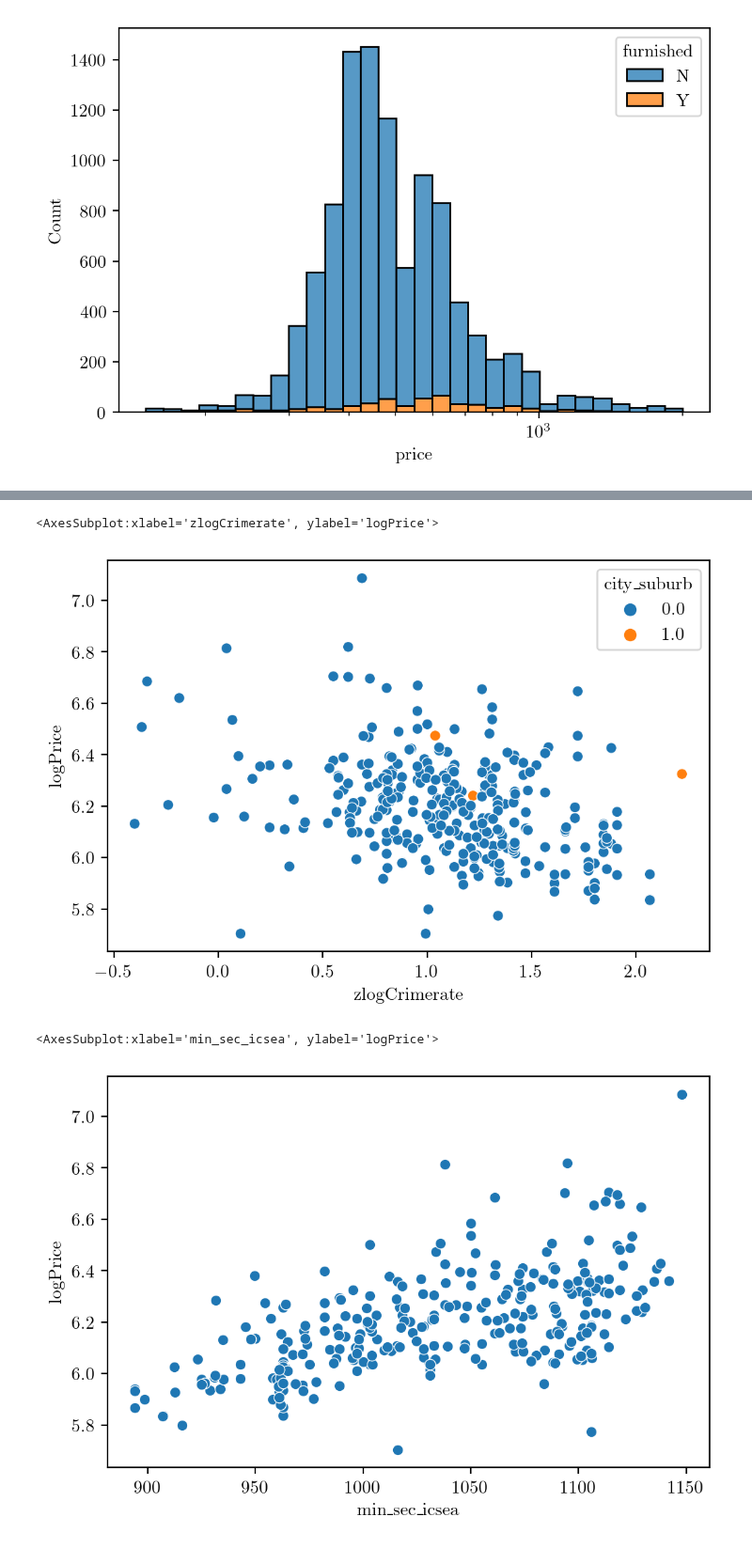
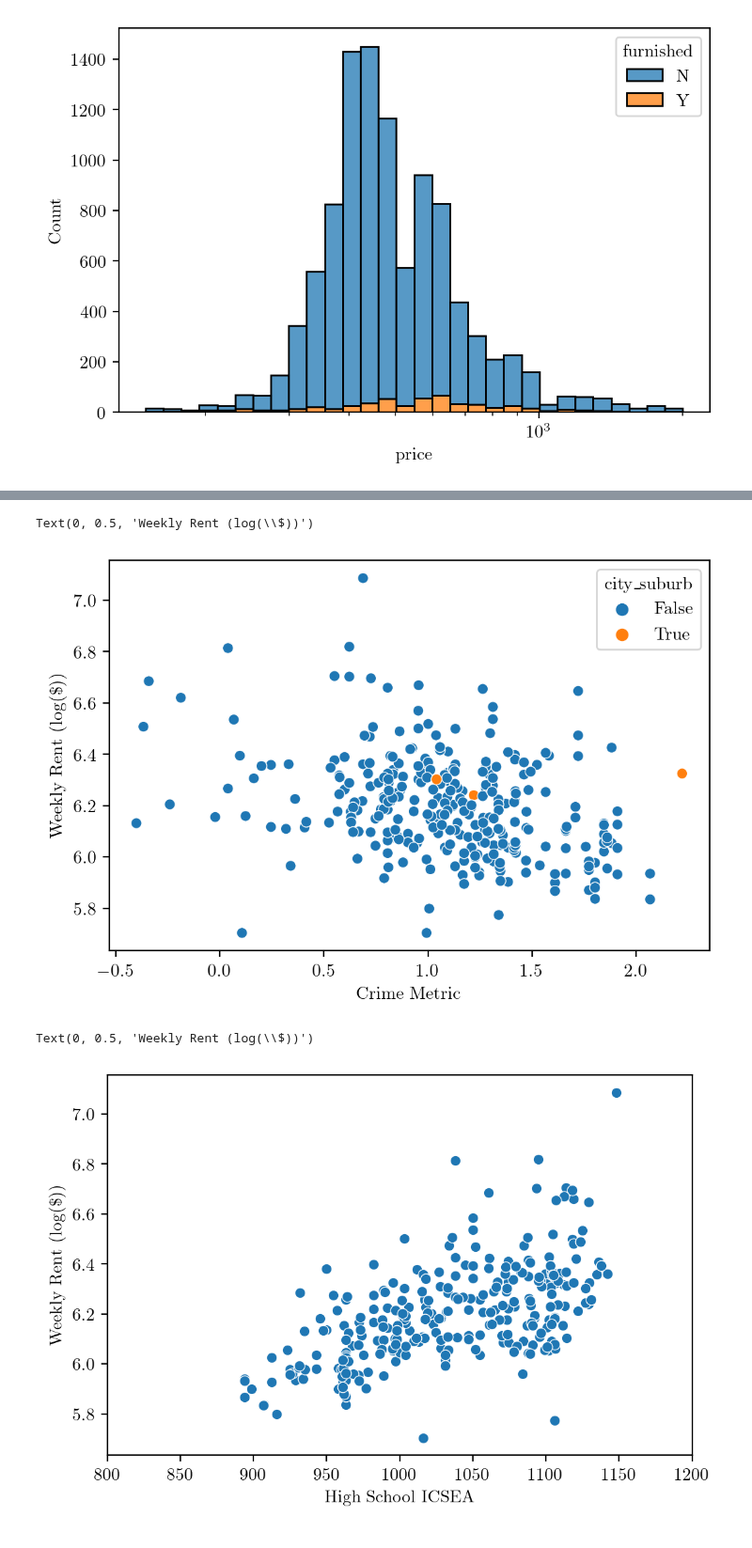
Before and after one commit to MAST30034-Applied-Data-Science/generic-real-estate-consulting-project-group-21, a Jupyter notebook: notebooks/question-one-analysis.ipynb, the cells around one changed output, grey strips where cells are left out. Shown at 94% size. Saved outputs shown, nothing was run; the diff lists cells and outputs as text; code cells hidden in the pictures.

```diff
--- a/notebooks/question-one-analysis.ipynb
+++ b/notebooks/question-one-analysis.ipynb
@@ -79,0 +80,2 @@ sns.histplot(df, x='closest_tram_distance', log_scale=True)
+# %%
+df = df[df['closest_bus_distance'] > 0]
@@ -242,16 +265,25 @@ df['price'].mean()
 # %%
-df['city_suburb'] = df['suburb'].apply(lambda s: s in ['Melbourne', 'East Melbourne', 'Carlton'])
 
 df2 = df.dropna(subset='zlogCrimerate')
-df2['logPrice'] = log(df2['price'])
+df2['logRent'] = log(df2['price'])
+df2['loglogRent'] = log(log(df2['price']))
+
 df2 = df2.groupby(by=['suburb']).mean()
 
-sns.scatterplot(data=df2, x='zlogCrimerate', y='logPrice', hue='city_suburb')
+df2['city_suburb'] = df2['cbd_distance'].apply(lambda s: s < 2000)
+
+
+sns.scatterplot(data=df2, x='zlogCrimerate', y='logRent', hue='city_suburb')
+plt.xlabel('Crime Metric')
+plt.ylabel('Weekly Rent (log(\$))')
 # %% [output]
-<AxesSubplot:xlabel='zlogCrimerate', ylabel='logPrice'>
+Text(0, 0.5, 'Weekly Rent (log(\\$))')
-[figure, old version]
+[figure, new version]
 # %%
-sns.scatterplot(data=df2, x='min_sec_icsea', y='logPrice')
+sns.scatterplot(data=df2, x='min_sec_icsea', y='logRent')
+plt.xlim(800, 1200)
+plt.xlabel('High School ICSEA')
+plt.ylabel('Weekly Rent (log(\$))')
 # %% [output]
-<AxesSubplot:xlabel='min_sec_icsea', ylabel='logPrice'>
+Text(0, 0.5, 'Weekly Rent (log(\\$))')
-[figure, old version]
+[figure, new version]
```
Also changed, not shown: parts of 18 cells of this notebook, 3 other files.
